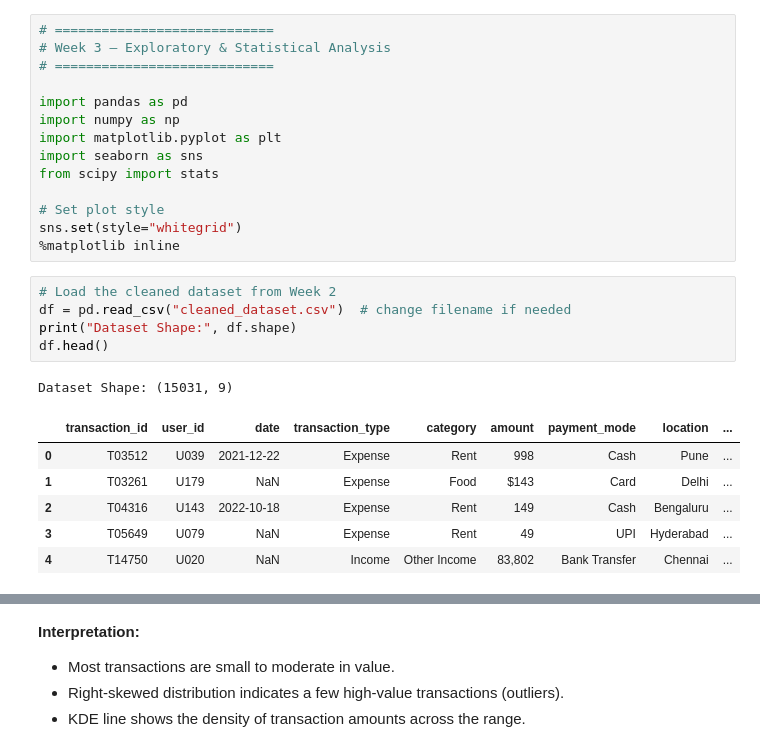
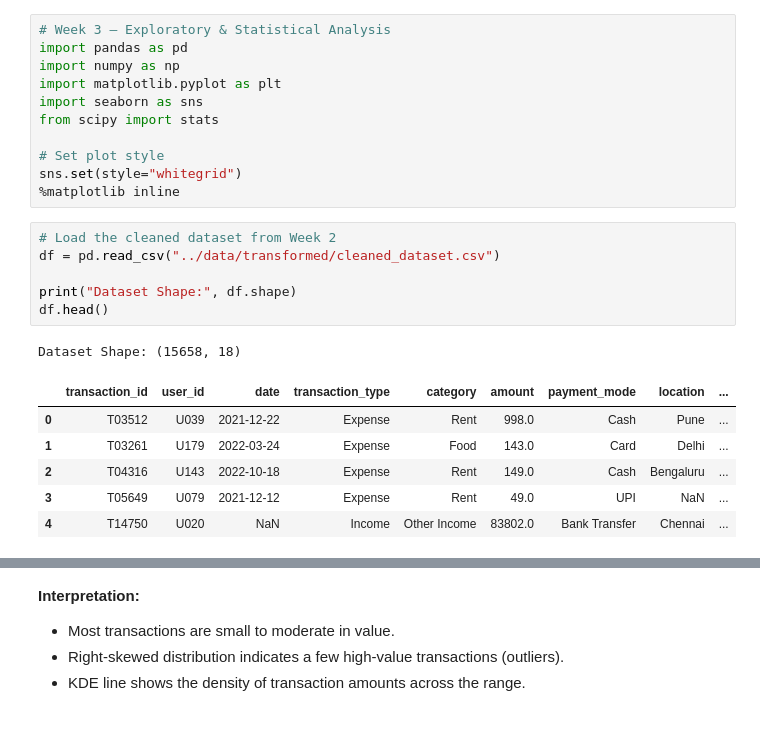
Before and after one commit to Nathan-Omenge/DataMining_GroupProject, a Jupyter notebook: notebooks/2_exploratory_anaylsis.ipynb, the cells around one changed output, grey strips where cells are left out. Drawn from its saved outputs; the diff is of its cells as text.

```diff
--- a/notebooks/2_exploratory_anaylsis.ipynb
+++ b/notebooks/2_exploratory_anaylsis.ipynb
@@ -1,8 +1,5 @@
 # %%
-# ============================
 # Week 3 – Exploratory & Statistical Analysis
-# ============================
-
 import pandas as pd
 import numpy as np
 import matplotlib.pyplot as plt
@@ -14,14 +11,15 @@ sns.set(style="whitegrid")
 %matplotlib inline
 # %%
 # Load the cleaned dataset from Week 2
-df = pd.read_csv("cleaned_dataset.csv")  # change filename if needed
+df = pd.read_csv("../data/transformed/cleaned_dataset.csv")
+
 print("Dataset Shape:", df.shape)
 df.head()
 # %% [output]
-Dataset Shape: (15031, 9)
+Dataset Shape: (15658, 18)
 |  | transaction_id | user_id | date | transaction_type | category | amount | payment_mode | location | ... |
-| 0 | T03512 | U039 | 2021-12-22 | Expense | Rent | 998 | Cash | Pune | ... |
-| 1 | T03261 | U179 | NaN | Expense | Food | $143 | Card | Delhi | ... |
-| 2 | T04316 | U143 | 2022-10-18 | Expense | Rent | 149 | Cash | Bengaluru | ... |
-| 3 | T05649 | U079 | NaN | Expense | Rent | 49 | UPI | Hyderabad | ... |
-| 4 | T14750 | U020 | NaN | Income | Other Income | 83,802 | Bank Transfer | Chennai | ... |
+| 0 | T03512 | U039 | 2021-12-22 | Expense | Rent | 998.0 | Cash | Pune | ... |
+| 1 | T03261 | U179 | 2022-03-24 | Expense | Food | 143.0 | Card | Delhi | ... |
+| 2 | T04316 | U143 | 2022-10-18 | Expense | Rent | 149.0 | Cash | Bengaluru | ... |
+| 3 | T05649 | U079 | 2021-12-12 | Expense | Rent | 49.0 | UPI | NaN | ... |
+| 4 | T14750 | U020 | NaN | Income | Other Income | 83802.0 | Bank Transfer | Chennai | ... |
```
Also changed, not shown: parts of 30 cells of this notebook, 5 other files.
